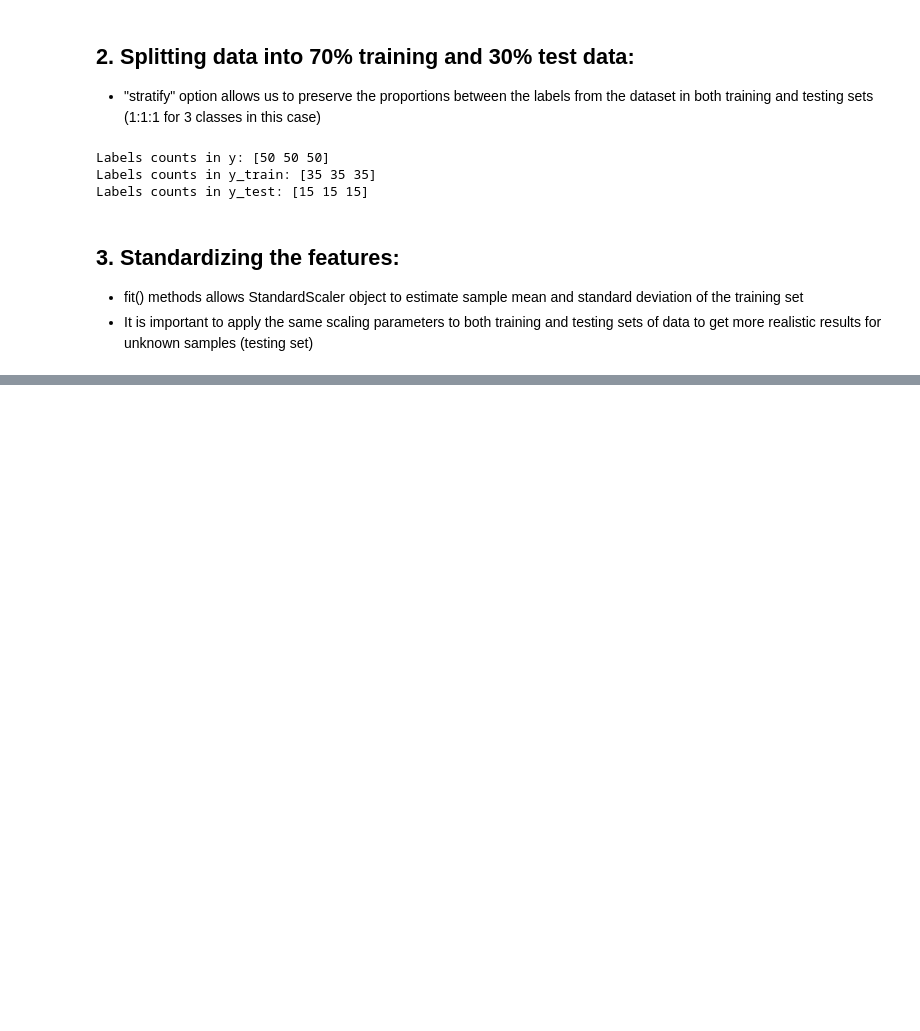
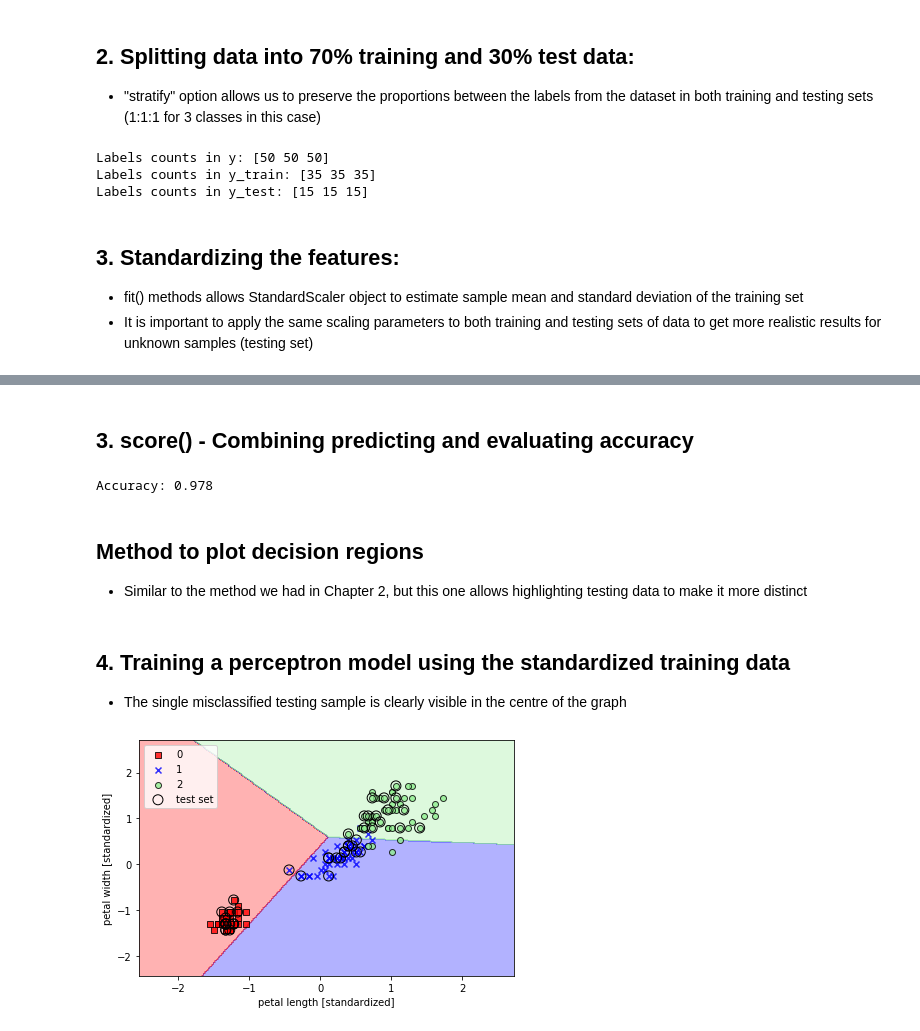
Before and after one commit to yonsken/python-ml-exercises, a Jupyter notebook: chapter_exercises/chapter_3/scikit-learn_basics.ipynb, the cells around one changed output, grey strips where cells are left out. Saved outputs shown, nothing was run; the diff lists cells and outputs as text; code cells hidden in the pictures; blank space fills up the shorter version.

Commit message:
Add code and comments for perceptron using Scikit-learn
I added code and an experiment from the book with some clarifications
for the perceptron implementation in the Scikit-learn library.

```diff
--- a/chapter_exercises/chapter_3/scikit-learn_basics.ipynb
+++ b/chapter_exercises/chapter_3/scikit-learn_basics.ipynb
@@ -42,0 +46,5 @@ X_test_std = sc.transform(X_test)
+# %%
+from sklearn.linear_model import Perceptron
+
+ppn = Perceptron(eta0=0.1, random_state=1)
+ppn.fit(X_train_std, y_train)
@@ -42,0 +71,9 @@ X_test_std = sc.transform(X_test)
+# %% [markdown]
+## 3. score() - Combining predicting and evaluating accuracy
+# %%
+print('Accuracy: %.3f' % ppn.score(X_test_std, y_test))
+# %% [output]
+Accuracy: 0.978
+# %% [markdown]
+## Method to plot decision regions
+- Similar to the method we had in Chapter 2, but this one allows highlighting testing data to make it more distinct
@@ -42,0 +126,18 @@ X_test_std = sc.transform(X_test)
+# %% [markdown]
+## 4. Training a perceptron model using the standardized training data
+- The single misclassified testing sample is clearly visible in the centre of the graph
+# %%
+X_combined_std = np.vstack((X_train_std, X_test_std))
+y_combined = np.hstack((y_train, y_test))
+
+plot_decision_regions(X=X_combined_std, y=y_combined,
+                      classifier=ppn, test_idx=range(105, 150))
+plt.xlabel('petal length [standardized]')
+plt.ylabel('petal width [standardized]')
+plt.legend(loc='upper left')
+
+plt.tight_layout()
+#plt.savefig('images/03_01.png', dpi=300)
+plt.show()
+# %% [output]
+[figure, added]
```
Also changed, not shown: parts of 7 cells of this notebook.
